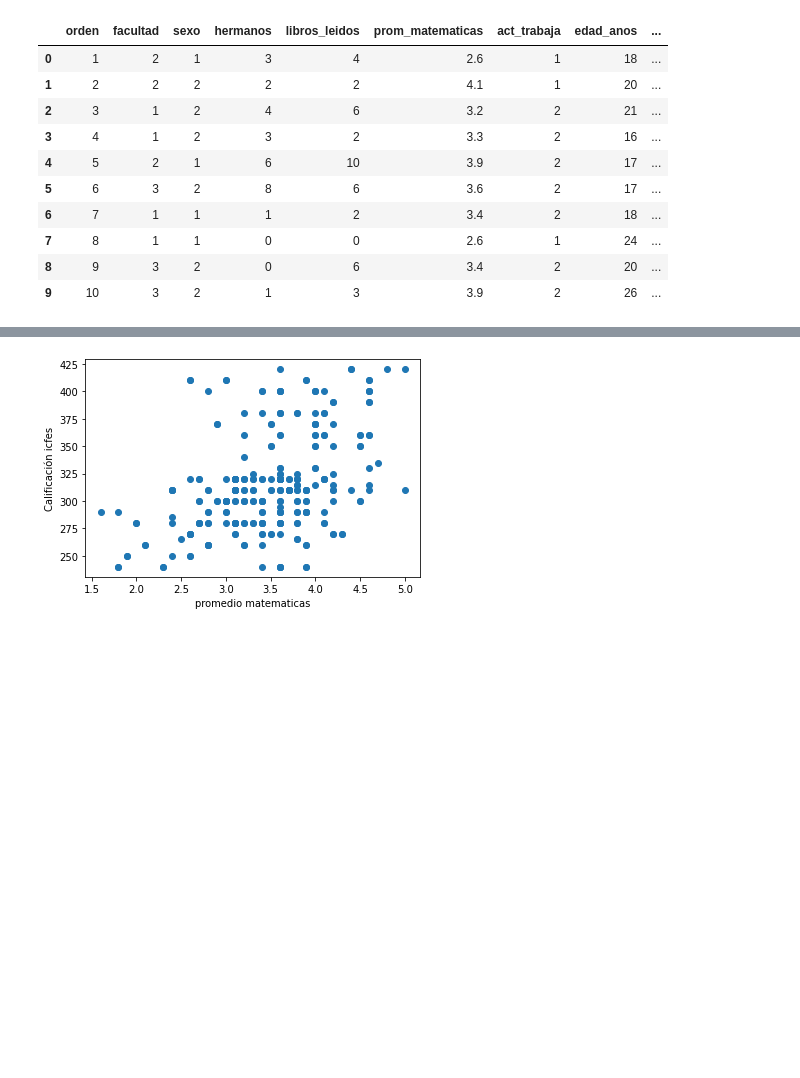
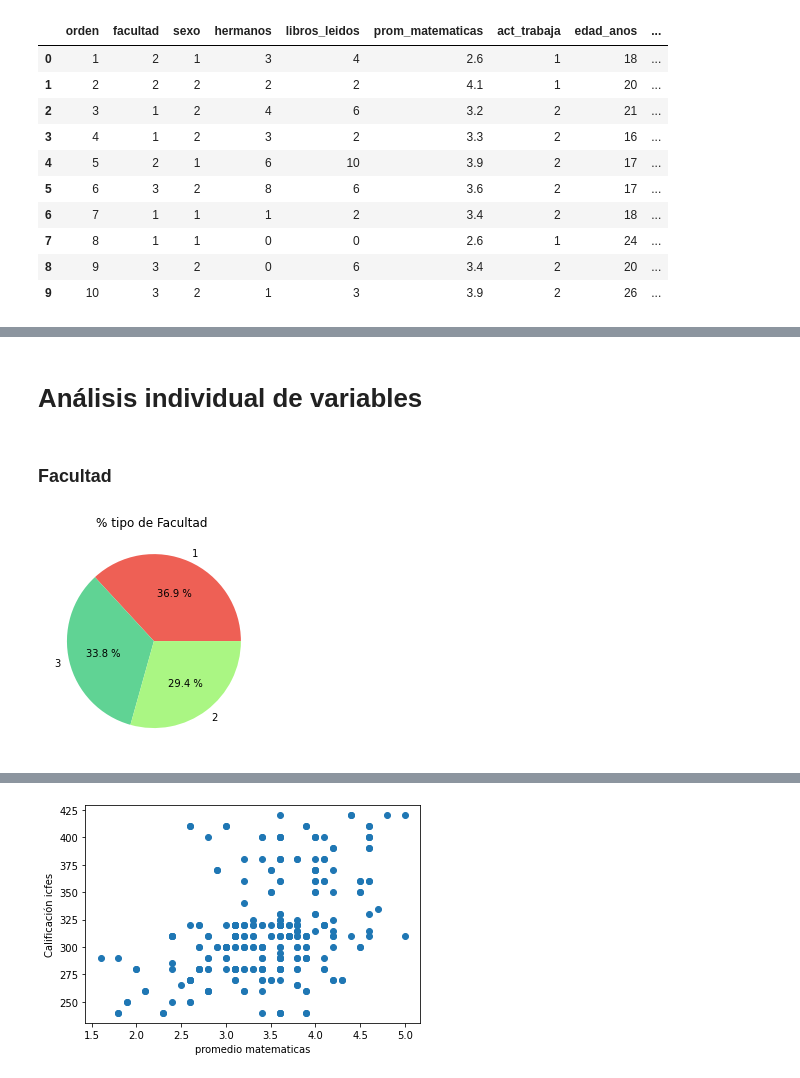
Before and after one commit to fepago95/clase2, a Jupyter notebook: ProyectoFinal.ipynb, the cells around one changed output, grey strips where cells are left out. Drawn from its saved outputs; the diff is of its cells as text; code cells hidden in the pictures; blank space fills up the shorter version.

```diff
--- a/ProyectoFinal.ipynb
+++ b/ProyectoFinal.ipynb
@@ -19,8 +19,8 @@ import sklearn
 
 %matplotlib inline
 # %%
-est = pd.read_excel('bd_estudiantes.xlsx')
-est.head(10)
+estudiantes = pd.read_excel('bd_estudiantes.xlsx')
+estudiantes.head(10)
 # %% [output]
 |  | orden | facultad | sexo | hermanos | libros_leidos | prom_matematicas | act_trabaja | edad_anos | ... |
 | 0 | 1 | 2 | 1 | 3 | 4 | 2.6 | 1 | 18 | ... |
@@ -35,0 +56,15 @@ est.head(10)
+# %% [markdown]
+# Análisis individual de variables
+# %% [markdown]
+### Facultad
+# %%
+val=estudiantes['facultad'].value_counts().values
+lab=estudiantes['facultad'].value_counts().index
+
+colores = ["#EE6055","#60D394","#AAF683","#FFD97D","#FF9B85"]
+
+plt.pie(val, labels=lab, autopct="%0.1f %%", colors=colores)
+plt.title('% tipo de Facultad ')
+plt.show;
+# %% [output]
+[figure, added]
```
Also changed, not shown: parts of 56 cells of this notebook.
